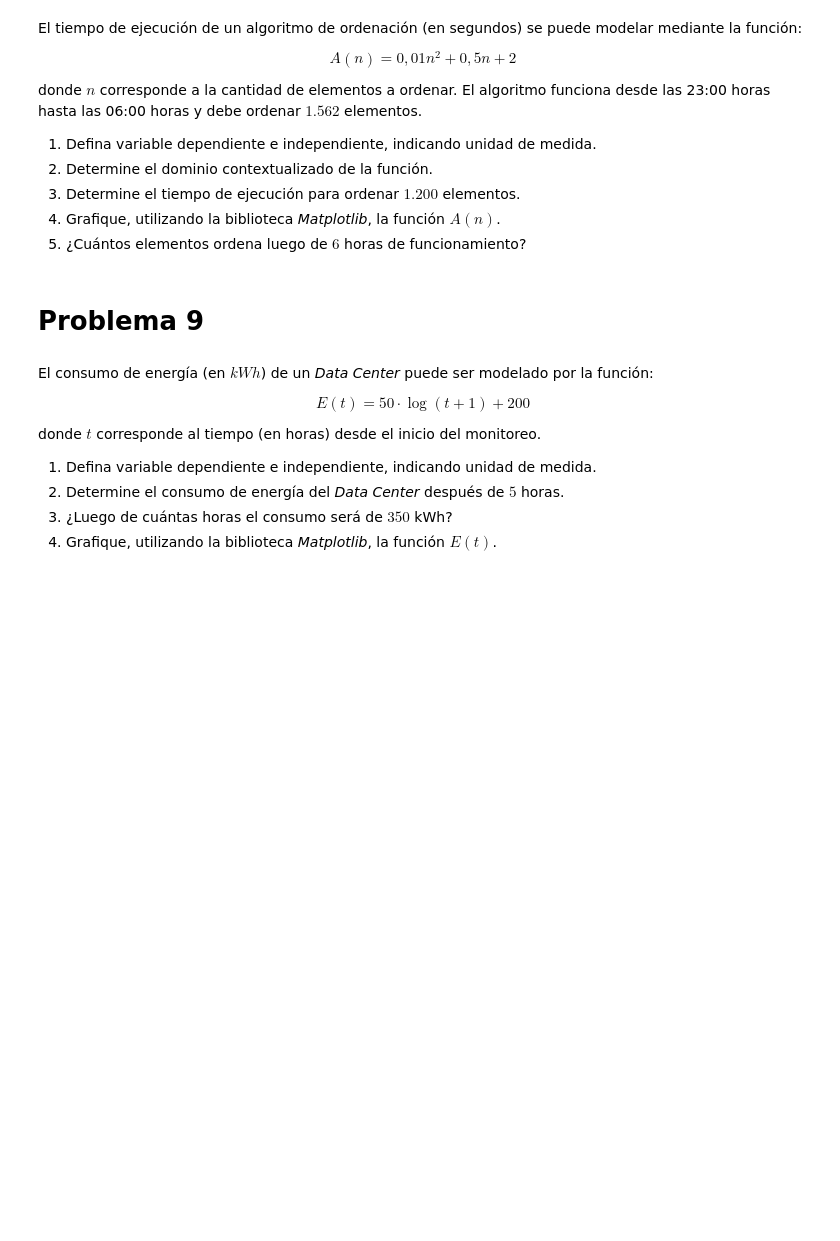
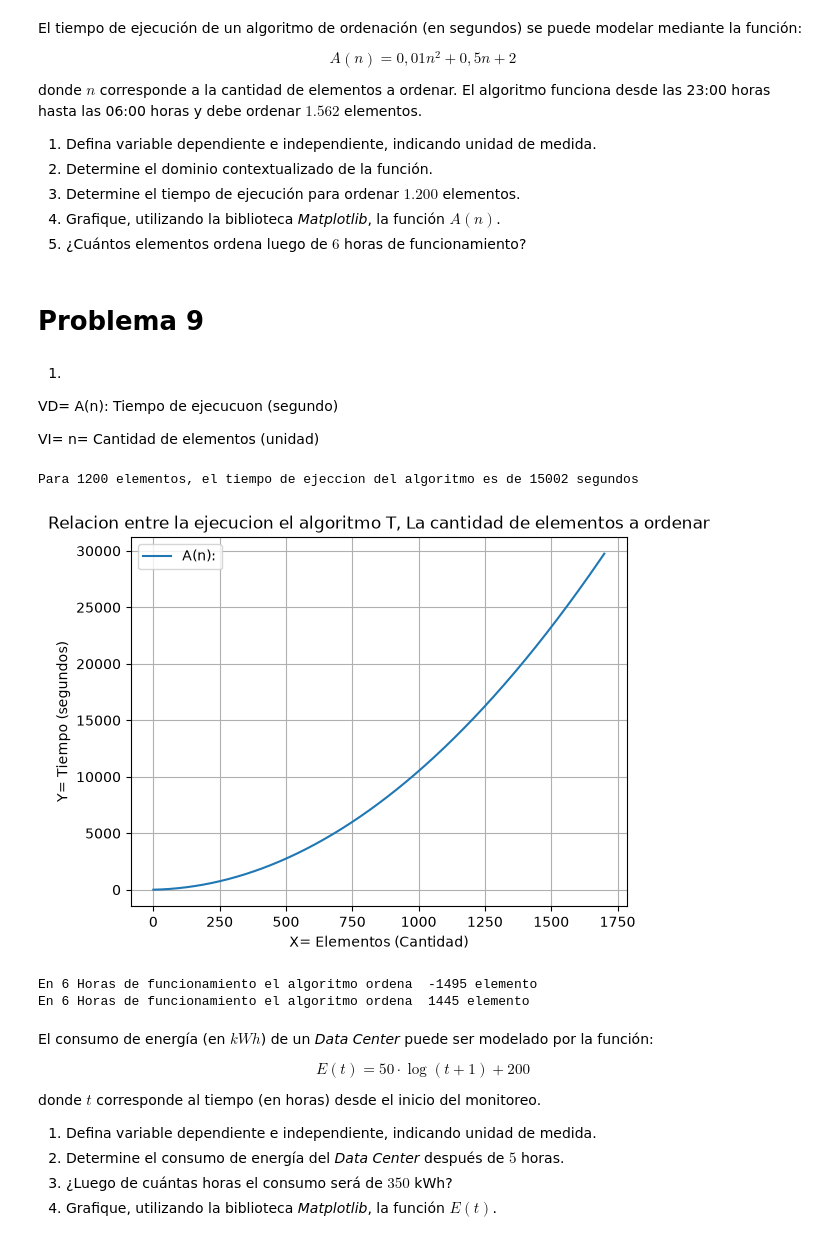
Before and after one commit to AleLagosP/Matematica-Aplicada-con-Python, a Jupyter notebook: Clase 1 - inrtroduccion/G1_Funciones.ipynb, the cells around one changed output. Drawn from its saved outputs; the diff is of its cells as text; code cells hidden in the pictures; blank space fills up the shorter version.

```diff
--- a/Clase 1 - inrtroduccion/G1_Funciones.ipynb
+++ b/Clase 1 - inrtroduccion/G1_Funciones.ipynb
@@ -328,6 +371,51 @@ donde $n$ corresponde a la cantidad de elementos a ordenar. El algoritmo funcion
 5. ¿Cuántos elementos ordena luego de $6$ horas de funcionamiento?
 # %% [markdown]
 # Problema 9
+# %% [markdown]
+1.
+VD= A(n): Tiempo de ejecucuon (segundo)
+
+VI= n= Cantidad de elementos (unidad)
+# %%
+#2.
+#Dom A(n): [O;1562]
+
+def A(n):
+    return 0.01*n**2 + 0.5*n + 2
+n = 1200
+
+print(f'Para 1200 elementos, el tiempo de ejeccion del algoritmo es de {A(1200):.0f} segundos')
+# %% [output]
+Para 1200 elementos, el tiempo de ejeccion del algoritmo es de 15002 segundos
+# %%
+#3.
+def A(n):
+    return 0.01*n**2 + 0.5*n + 2
+n = 1200
+
+n = np.arange(0 , 1700 , 0.1)
+plt.plot(n, A(n), label = 'A(n):')
+plt.title("Relacion entre la ejecucion el algoritmo T, La cantidad de elementos a ordenar")
+plt.ylabel('Y= Tiempo (segundos)')
+plt.xlabel('X= Elementos (Cantidad)')
+plt.legend()
+plt.grid()
+plt.show()
+# %% [output]
+[figure, added]
+# %%
+#4.
+def A(n):
+    return 0.01*n**2 + 0.5 * n+2 - 21600
+n = np.linspace(0, 1700 , 2)
+
+solucion = fsolve(A, n)
+
+print(f'En 6 Horas de funcionamiento el algoritmo ordena  {solucion[0]:.0f} elemento')
+print(f'En 6 Horas de funcionamiento el algoritmo ordena  {solucion[1]:.0f} elemento')
+# %% [output]
+En 6 Horas de funcionamiento el algoritmo ordena  -1495 elemento
+En 6 Horas de funcionamiento el algoritmo ordena  1445 elemento
 # %% [markdown]
 El consumo de energía (en $kWh$) de un *Data Center* puede ser modelado por la función:
 
```
Also changed, not shown: parts of 5 cells of this notebook, 1 other file.
